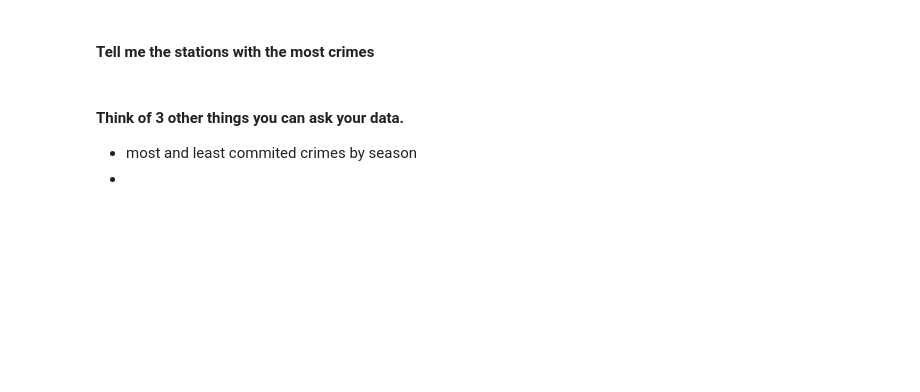
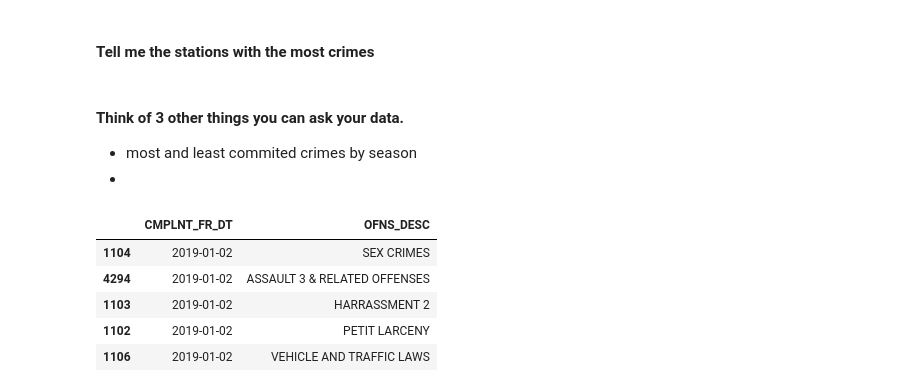
Before and after one commit to burn-Z/NYPD-Reported-Crime---Data-Visualization-Project, a Jupyter notebook: notebooks/placeholder.ipynb, the cells around one changed output. Saved outputs shown, nothing was run; the diff lists cells and outputs as text; code cells hidden in the pictures; blank space fills up the shorter version.

```diff
--- a/notebooks/placeholder.ipynb
+++ b/notebooks/placeholder.ipynb
@@ -4,5 +1,14 @@ import seaborn as sns
+# %%
+import numpy as np
+import pandas as pd
+import matplotlib.pyplot as plt
+import plotly.graph_objects as go
+import plotly.express as px
+pd.set_option('display.max_rows', None)
+import datetime
+from plotly.subplots import make_subplots
 # %%
-df = pd.read_csv('..\\data\\NYPD_Complaint_Data_Historic.csv', low_memory= False, nrows= 100)
+df = pd.read_csv('..\\data\\NYPD_Complaint_Data_Historic.csv', low_memory= False, nrows= 10000)
 # %% [markdown]
 ### [Dataset](https://data.cityofnewyork.us/Public-Safety/NYPD-Complaint-Data-Historic/qgea-i56i) Description
 # %% [markdown]
@@ -90,7 +96,7 @@ dtype: int64
 # for col in df.columns:
 #     print(f'\'{col}\':\'{df[col].dtype}\'', end = ', ')
 
-# col_types = {'CMPLNT_NUM':'int64', 'CMPLNT_FR_DT':'object', 'CMPLNT_FR_TM':'object', 'CMPLNT_TO_DT':'object', 'CMPLNT_TO_TM':'object',
+# col_types = {'CMPLNT_NUM':'int64', 'CMPLNT_FR_DT': 'datetime64[ns]', 'CMPLNT_FR_TM':'datetime64[ns]', 'CMPLNT_TO_DT':'datetime64[ns]', 'CMPLNT_TO_TM':'object',
 #              'ADDR_PCT_CD':'int64', 'RPT_DT':'object', 'KY_CD':'int64', 'OFNS_DESC':'object', 'PD_CD':'int64', 'PD_DESC':'object',
 #              'CRM_ATPT_CPTD_CD':'object', 'LAW_CAT_CD':'object', 'BORO_NM':'object', 'LOC_OF_OCCUR_DESC':'object', 'PREM_TYP_DESC':'object',
 #              'JURIS_DESC':'object', 'JURISDICTION_CODE':'int64', 'PARKS_NM':'int64', 'HADEVELOPT':'object', 'HOUSING_PSA':'float64',
@@ -99,6 +105,9 @@ dtype: int64
 #              'STATION_NAME':'float64', 'VIC_AGE_GROUP':'object', 'VIC_RACE':'object', 'VIC_SEX':'object'}
 
 # df = df.astype(col_types)
+
+
+df['CMPLNT_FR_DT'] = df['CMPLNT_FR_DT'].astype('datetime64[ns]')
 # %% [markdown]
 #### The most and least committed crimes
 # %%
@@ -151,3 +160,15 @@ Name: BORO_NM, dtype: int64
 #### Think of 3 other things you can ask your data.
 - most and least commited crimes by season
 -
+# %%
+df_ = df[df['CMPLNT_FR_DT'] > '01/01/2019']
+df_ = df_[['CMPLNT_FR_DT', 'OFNS_DESC']].sort_values(by = 'CMPLNT_FR_DT')
+# %%
+sns.lineplot(df_, x= )
+# %% [output]
+|  | CMPLNT_FR_DT | OFNS_DESC |
+| 1104 | 2019-01-02 | SEX CRIMES |
+| 4294 | 2019-01-02 | ASSAULT 3 & RELATED OFFENSES |
+| 1103 | 2019-01-02 | HARRASSMENT 2 |
+| 1102 | 2019-01-02 | PETIT LARCENY |
+| 1106 | 2019-01-02 | VEHICLE AND TRAFFIC LAWS |
```
Also changed, not shown: parts of 7 cells of this notebook.
